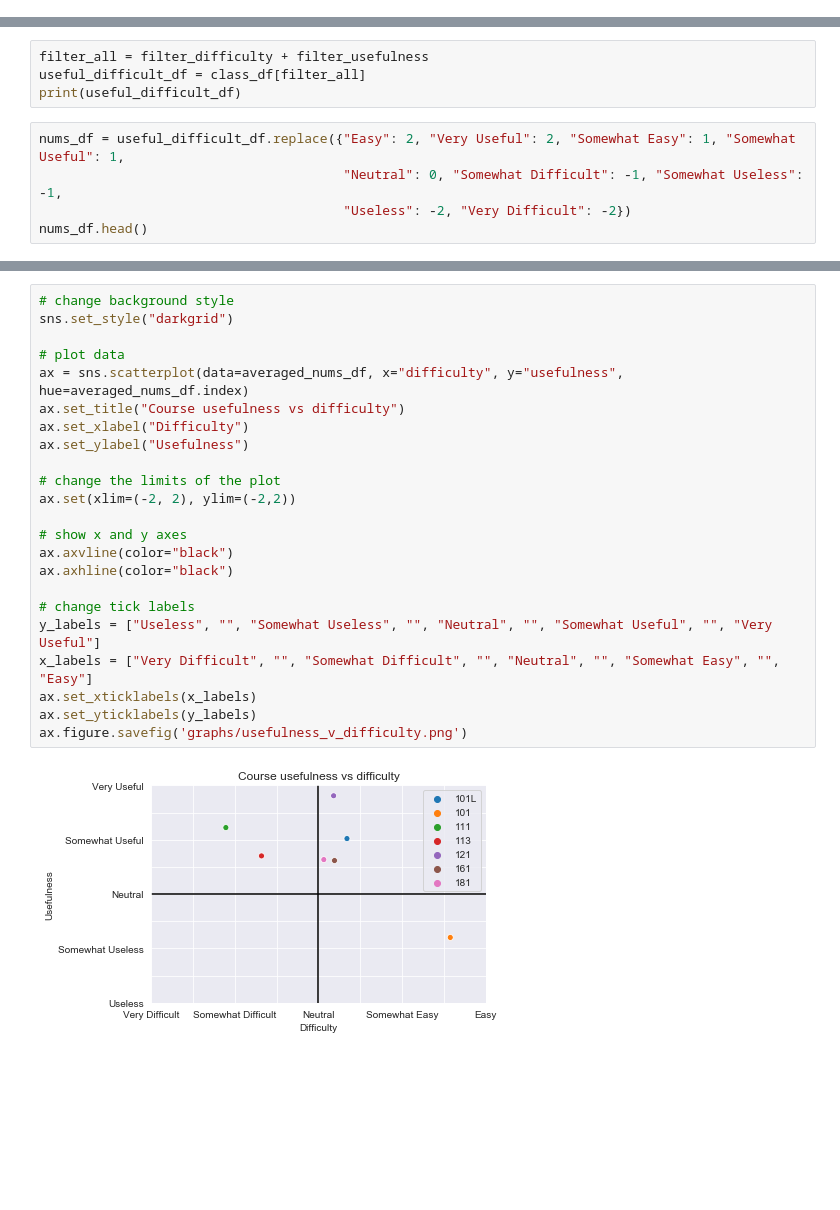
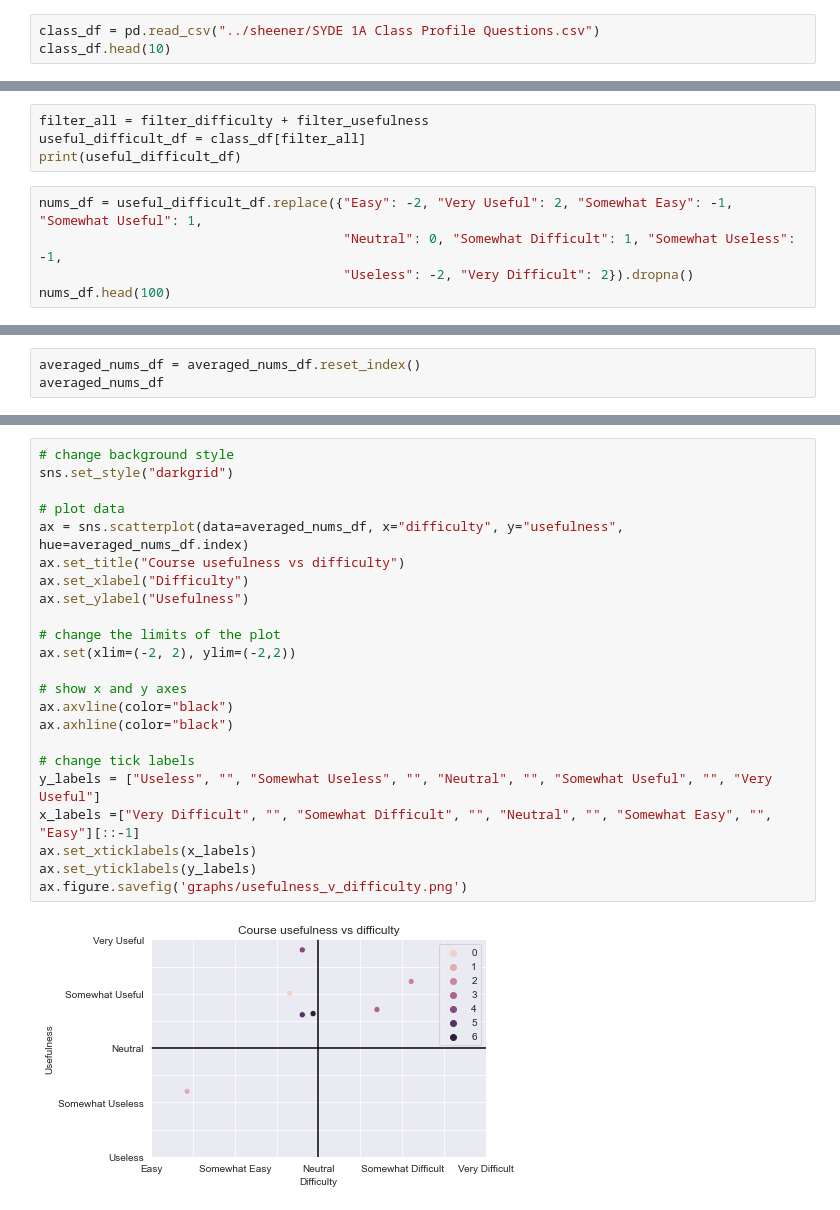
Before and after one commit to SYDE-25/Class-Profile1A-Data-Analysis, a Jupyter notebook: Academics/Difficulty vs Usefulness 1A.ipynb, the cells around one changed output, grey strips where cells are left out. Cells and saved outputs as stored; diff of their text form; blank space fills up the shorter version.

Commit message:
ADded corrections to graphs and difficulty vs Usefulness

```diff
--- a/Academics/Difficulty vs Usefulness 1A.ipynb
+++ b/Academics/Difficulty vs Usefulness 1A.ipynb
@@ -4,6 +4,9 @@ import seaborn as sns
 import matplotlib.pyplot as plt
 %matplotlib inline
 import numpy as np
+# %%
+class_df = pd.read_csv("../sheener/SYDE 1A Class Profile Questions.csv")
+class_df.head(10)
 # %%
 filter_difficulty = [col for col in class_df.columns if col.startswith("How difficult")]
 print(filter_difficulty)
@@ -19,10 +22,10 @@ filter_all = filter_difficulty + filter_usefulness
 useful_difficult_df = class_df[filter_all]
 print(useful_difficult_df)
 # %%
-nums_df = useful_difficult_df.replace({"Easy": 2, "Very Useful": 2, "Somewhat Easy": 1, "Somewhat Useful": 1,
-                                       "Neutral": 0, "Somewhat Difficult": -1, "Somewhat Useless": -1,
-                                       "Useless": -2, "Very Difficult": -2})
-nums_df.head()
+nums_df = useful_difficult_df.replace({"Easy": -2, "Very Useful": 2, "Somewhat Easy": -1, "Somewhat Useful": 1,
+                                       "Neutral": 0, "Somewhat Difficult": 1, "Somewhat Useless": -1,
+                                       "Useless": -2, "Very Difficult": 2}).dropna()
+nums_df.head(100)
 # %%
 averaged_nums = nums_df.apply(lambda col: col.mean(), axis="rows")
 print(averaged_nums)
@@ -122,0 +126,3 @@ ax.set_yticklabels(y_labels)
+# %%
+averaged_nums_df = averaged_nums_df.reset_index()
+averaged_nums_df
@@ -123,25 +138,25 @@ ax.set_yticklabels(y_labels)
 # %%
 # change background style
 sns.set_style("darkgrid")
 
 # plot data
 ax = sns.scatterplot(data=averaged_nums_df, x="difficulty", y="usefulness", hue=averaged_nums_df.index)
 ax.set_title("Course usefulness vs difficulty")
 ax.set_xlabel("Difficulty")
 ax.set_ylabel("Usefulness")
 
 # change the limits of the plot
 ax.set(xlim=(-2, 2), ylim=(-2,2))
 
 # show x and y axes
 ax.axvline(color="black")
 ax.axhline(color="black")
 
 # change tick labels
 y_labels = ["Useless", "", "Somewhat Useless", "", "Neutral", "", "Somewhat Useful", "", "Very Useful"]
-x_labels = ["Very Difficult", "", "Somewhat Difficult", "", "Neutral", "", "Somewhat Easy", "", "Easy"]
+x_labels =["Very Difficult", "", "Somewhat Difficult", "", "Neutral", "", "Somewhat Easy", "", "Easy"][::-1]
 ax.set_xticklabels(x_labels)
 ax.set_yticklabels(y_labels)
 ax.figure.savefig('graphs/usefulness_v_difficulty.png')
 # %% [output]
-[figure, old version]
+[figure, new version]
```
Also changed, not shown: parts of 7 cells of this notebook, 1 other file.
